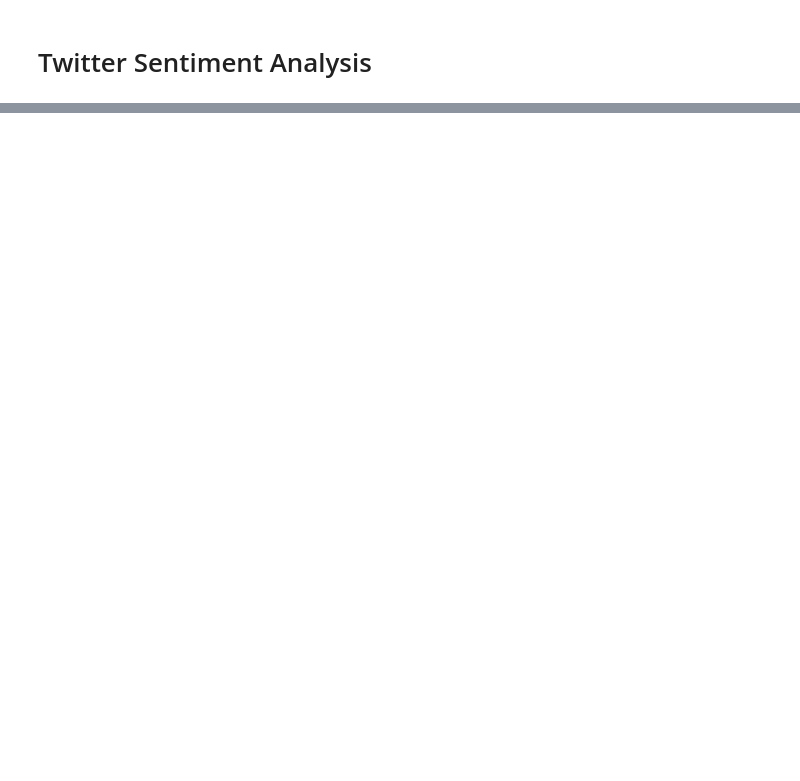
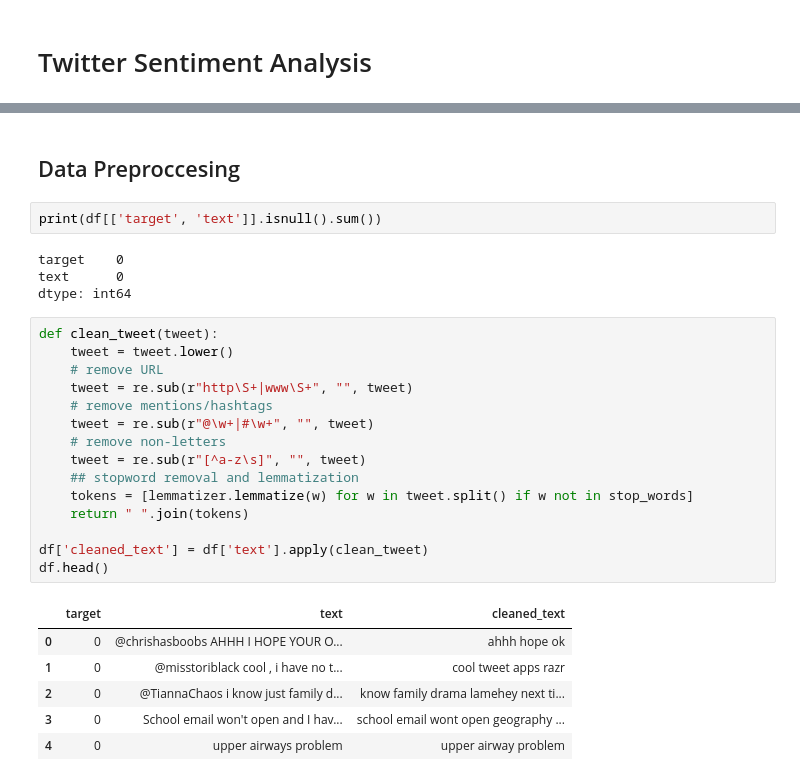
Before and after one commit to sampage10/TwitterSentimentAnalysis, a Jupyter notebook: twitterSentiment.ipynb, the cells around one changed output, grey strips where cells are left out. Saved outputs shown, nothing was run; the diff lists cells and outputs as text; blank space fills up the shorter version.

```diff
--- a/twitterSentiment.ipynb
+++ b/twitterSentiment.ipynb
@@ -24,0 +55,30 @@ FileNotFoundError: [Errno 2] No such file or directory: 'training.1600000.proces
+# %% [markdown]
+## Data Preproccesing
+# %%
+print(df[['target', 'text']].isnull().sum())
+# %% [output]
+target    0
+text      0
+dtype: int64
+# %%
+def clean_tweet(tweet):
+    tweet = tweet.lower()
+    # remove URL
+    tweet = re.sub(r"http\S+|www\S+", "", tweet)
+    # remove mentions/hashtags
+    tweet = re.sub(r"@\w+|#\w+", "", tweet)
+    # remove non-letters
+    tweet = re.sub(r"[^a-z\s]", "", tweet)
+    ## stopword removal and lemmatization
+    tokens = [lemmatizer.lemmatize(w) for w in tweet.split() if w not in stop_words]
+    return " ".join(tokens)
+
+df['cleaned_text'] = df['text'].apply(clean_tweet)
+df.head()
+# %% [output]
+|  | target | text | cleaned_text |
+| 0 | 0 | @chrishasboobs AHHH I HOPE YOUR O... | ahhh hope ok |
+| 1 | 0 | @misstoriblack cool , i have no t... | cool tweet apps razr |
+| 2 | 0 | @TiannaChaos i know just family d... | know family drama lamehey next ti... |
+| 3 | 0 | School email won't open and I hav... | school email wont open geography ... |
+| 4 | 0 | upper airways problem | upper airway problem |
```
Also changed, not shown: parts of 19 cells of this notebook, 22 other files.
